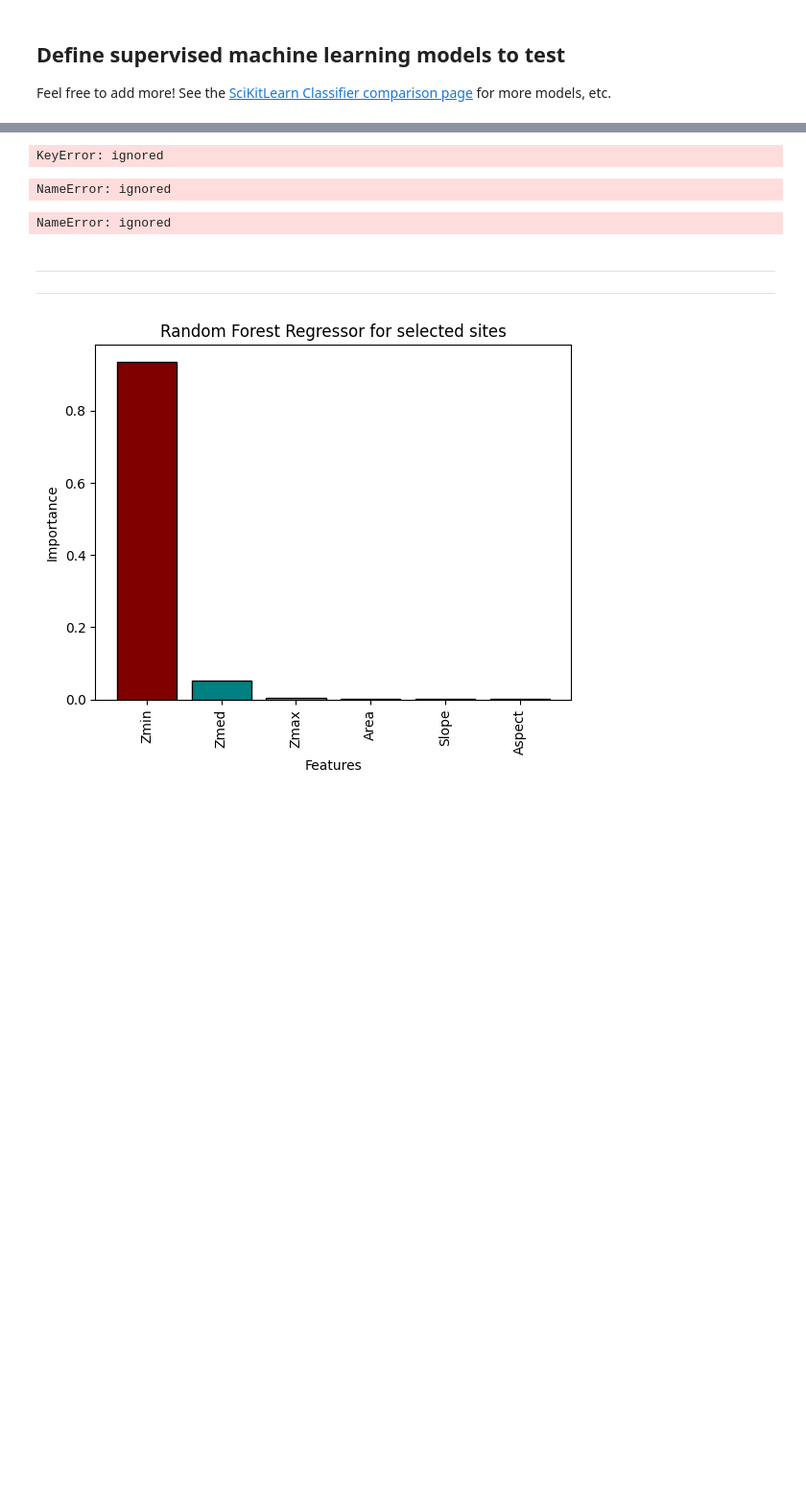
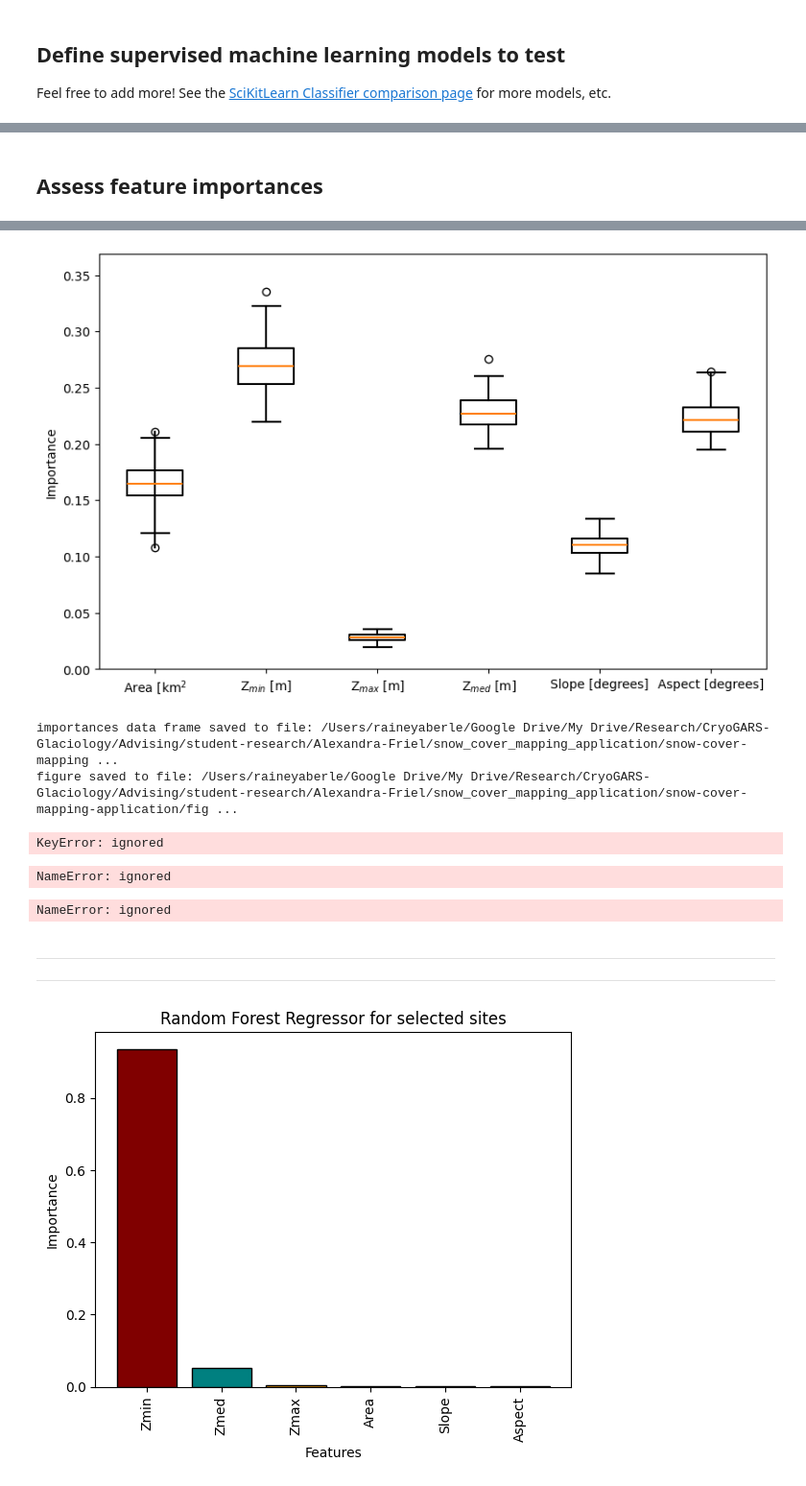
Before and after one commit to RaineyAbe/snow-cover-mapping-application, a Jupyter notebook: notebooks/model_snowline_elevations.ipynb, the cells around one changed output, grey strips where cells are left out. Shown at 96% size. Drawn from its saved outputs; the diff is of its cells as text; code cells hidden in the pictures; blank space fills up the shorter version.

Commit message:
edits to modeling and plotting

```diff
--- a/notebooks/model_snowline_elevations.ipynb
+++ b/notebooks/model_snowline_elevations.ipynb
@@ -95,9 +67,9 @@ os.listdir(path_to_folder)
 # %%
-fn = 'O1_1_terrain_parameters - Sheet1.csv'  # file name
+fn = 'Totalsite_terrainparameters.csv'  # file name
 # fn = ('Totalsite_terrainparameters.csv') # <--This file doesn't have snow cover observations, just terrain parameters
 df = pd.read_csv(os.path.join(path_to_folder, fn))
 
 # format 'datetime' column as pandas.datetimes (no datetime column in terrain parameters CSVs)
 #if 'datetime' in df.keys():
   #df['datetime'] = pd.to_datetime(df['datetime'])
-#df
+df
@@ -112,24 +92,20 @@ plt.show()
 # %%
-# Define which columns to use as predictive "features" and which to use as outcome "labels"
 # Feel free to adjust and play around with this
 training_columns = ['Area','Zmin', 'Zmax', 'Zmed', 'Slope', 'Aspect']
-label = ['Zmin']
-
-# Separate features and labels
-X = df[training_columns]
-y = df[label]
+training_columns_display = ['Area [km$^2$','Z$_{min}$ [m]', 'Z$_{max}$ [m]',
+                            'Z$_{med}$ [m]', 'Slope [degrees]', 'Aspect [degrees]']
+label = ['AAR']
 # %% [markdown]
 ## Define supervised machine learning models to test
 
 
 Feel free to add more! See the [SciKitLearn Classifier comparison page](https://scikit-learn.org/stable/auto_examples/classification/plot_classifier_comparison.html) for more models, etc.
 # %%
-# Define supervised machine learning models to test
 # Adjust hyperparameters to see if it improves the model errors
 # (see documentation for each model)
 
 # Classifier names
-names = [
+model_names = [
   "Linear Regression",
     "Random Forest Regression",
     "Decision Tree Regression",
@@ -137,24 +113,10 @@ names = [
     "Gradient Boosting Regression",
     "Ridge Regression"
 
-
 ]
 
-    #"Linear Regression",
-   # "Random Forest Regression",
-    #"Decision Tree Regression",
-    #"Support Vector Regression",
-    #"Gradient Boosting Regression",
-    #"Ridge Regression"
-    #"Nearest Neighbors"
-    #"AdaBoost"
-    #"Naive Bayes"
-    #"Neural Net"
-    #"Gaussian Process"
-    #"Linear SVM"
-
-# Classifiers
-classifiers = [
+# models
+models = [
     LinearRegression(),
     RandomForestRegressor(),
     DecisionTreeRegressor(),
@@ -172,0 +134,5 @@ Use permutation to estimate feature importances for each model. See [this link](
+# %%
+out_path = os.path.join(base_path, 'inputs-outputs')
+best_model_fn = 'best_model_ELAs.joblib'
+best_model_retrained, X, y = f.determine_best_model(df, models, model_names, training_columns,
+                                                    label, out_path, best_model_fn)
@@ -172,0 +156,9 @@ Use permutation to estimate feature importances for each model. See [this link](
+# %% [markdown]
+## Assess feature importances
+# %%
+figure_out_path = os.path.join(base_path, 'figures')
+figure_fn = 'best_model_ELAs_feature_importances.png'
+feature_importances = f.assess_model_feature_importances(best_model_retrained, X, y, training_columns, training_columns_display,
+                                                         out_path, importances_fn='best_model_ELAs_feature_importances.csv',
+                                                         figure_out_path, figure_fn='model_feature_importances.png)
+# %% [output]
@@ -173,3 +166,6 @@ Use permutation to estimate feature importances for each model. See [this link](
+[figure, added]
+importances data frame saved to file: /Users/raineyaberle/Google Drive/My Drive/Research/CryoGARS-Glaciology/Advising/student-research/Alexandra-Friel/snow_cover_mapping_application/snow-cover-mapping ...
+figure saved to file: /Users/raineyaberle/Google Drive/My Drive/Research/CryoGARS-Glaciology/Advising/student-research/Alexandra-Friel/snow_cover_mapping_application/snow-cover-mapping-application/fig ...
 # %%
 # -----Determine unique subregions and number of sites in each subregion
 df[['O1Region', 'O2Region']] = df[['O1Region', 'O2Region']].astype(float)
```
Also changed, not shown: parts of 17 cells of this notebook, 5 other files.
